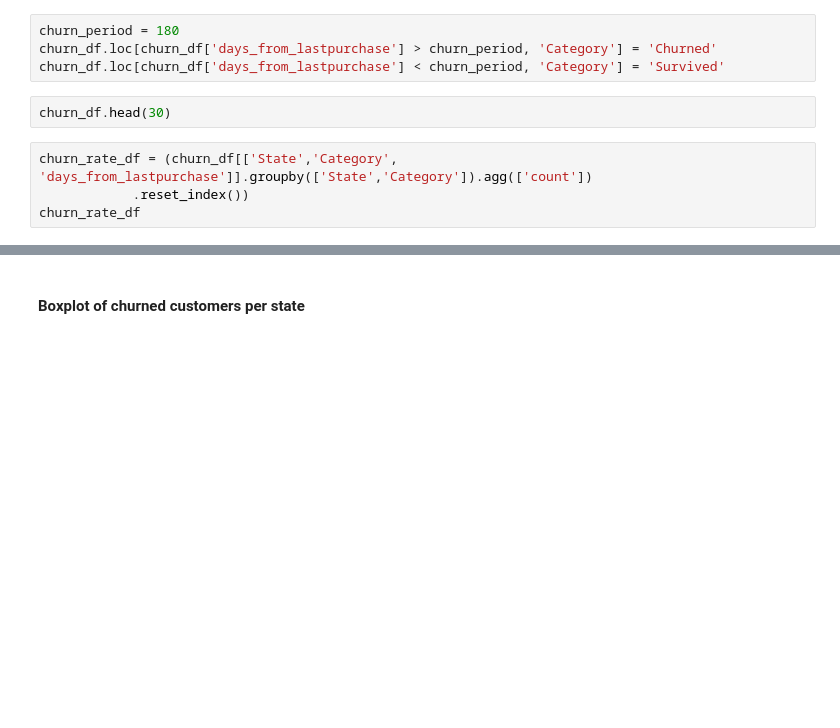
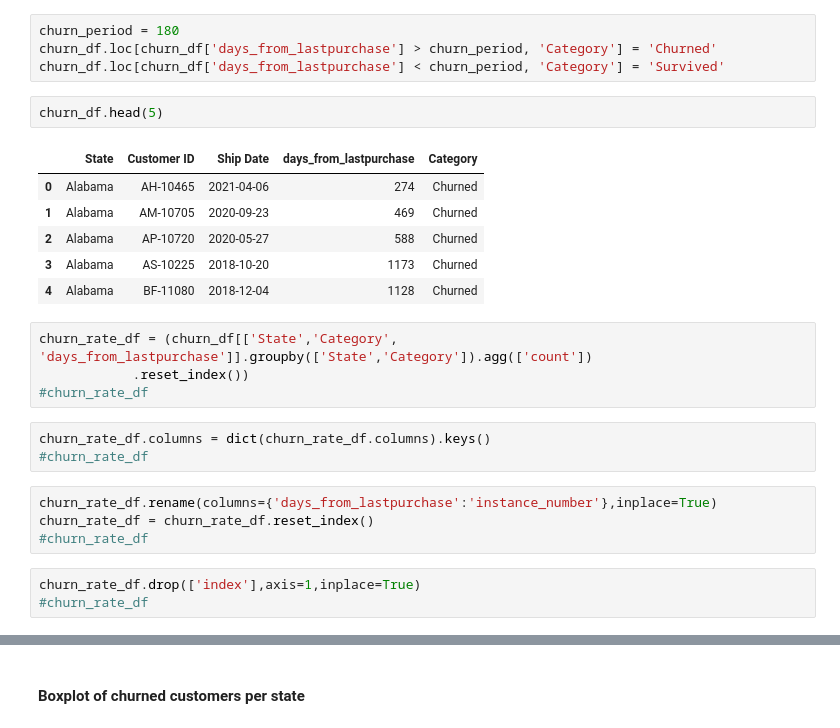
Before and after one commit to Parag1364/churn-analysis-2022-05, a Jupyter notebook: UpSuper_Store.ipynb, the cells around one changed output, grey strips where cells are left out. Cells and saved outputs as stored; diff of their text form; blank space fills up the shorter version.

```diff
--- a/UpSuper_Store.ipynb
+++ b/UpSuper_Store.ipynb
@@ -68,9 +142,26 @@ churn_period = 180
 churn_df.loc[churn_df['days_from_lastpurchase'] > churn_period, 'Category'] = 'Churned'
 churn_df.loc[churn_df['days_from_lastpurchase'] < churn_period, 'Category'] = 'Survived'
 # %%
-churn_df.head(30)
+churn_df.head(5)
+# %% [output]
+|  | State | Customer ID | Ship Date | days_from_lastpurchase | Category |
+| 0 | Alabama | AH-10465 | 2021-04-06 | 274 | Churned |
+| 1 | Alabama | AM-10705 | 2020-09-23 | 469 | Churned |
+| 2 | Alabama | AP-10720 | 2020-05-27 | 588 | Churned |
+| 3 | Alabama | AS-10225 | 2018-10-20 | 1173 | Churned |
+| 4 | Alabama | BF-11080 | 2018-12-04 | 1128 | Churned |
 # %%
 churn_rate_df = (churn_df[['State','Category', 'days_from_lastpurchase']].groupby(['State','Category']).agg(['count'])
             .reset_index())
-churn_rate_df
+#churn_rate_df
+# %%
+churn_rate_df.columns = dict(churn_rate_df.columns).keys()
+#churn_rate_df
+# %%
+churn_rate_df.rename(columns={'days_from_lastpurchase':'instance_number'},inplace=True)
+churn_rate_df = churn_rate_df.reset_index()
+#churn_rate_df
+# %%
+churn_rate_df.drop(['index'],axis=1,inplace=True)
+#churn_rate_df
 # %%
```
Also changed, not shown: parts of 20 cells of this notebook.
